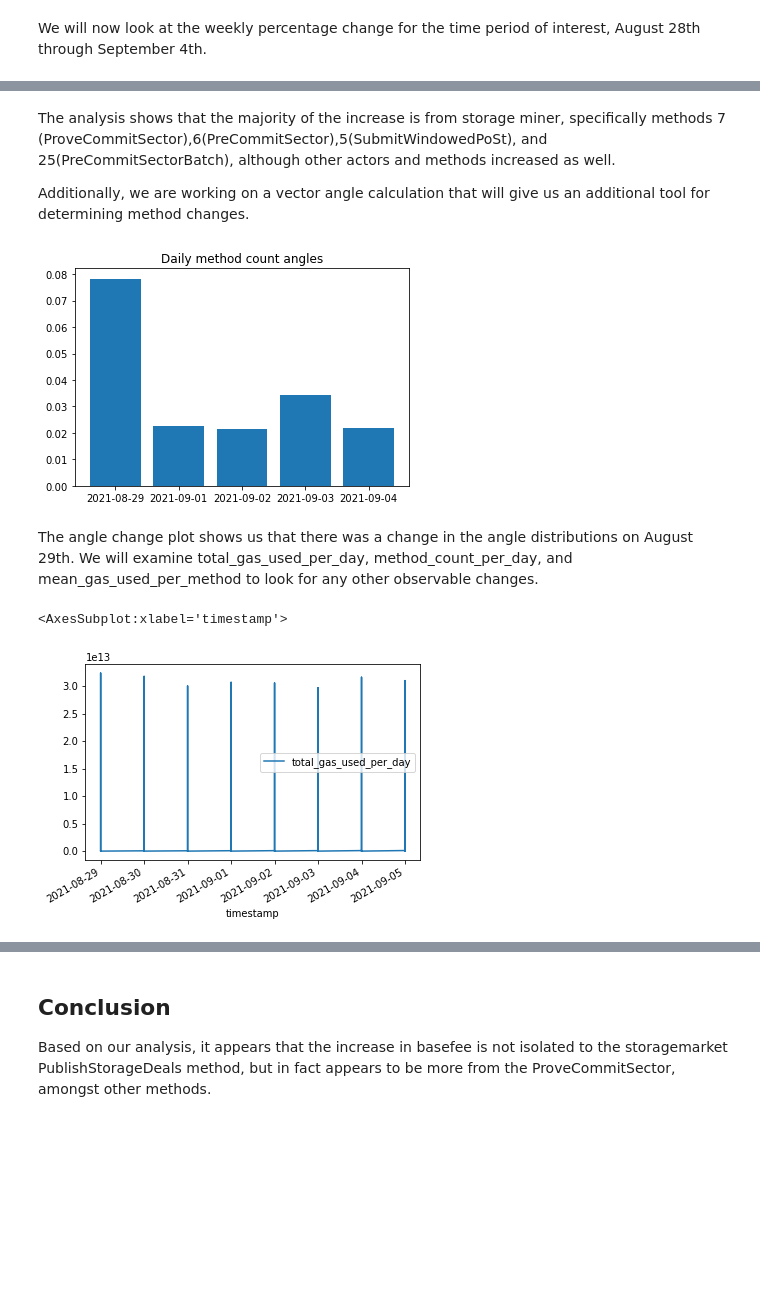
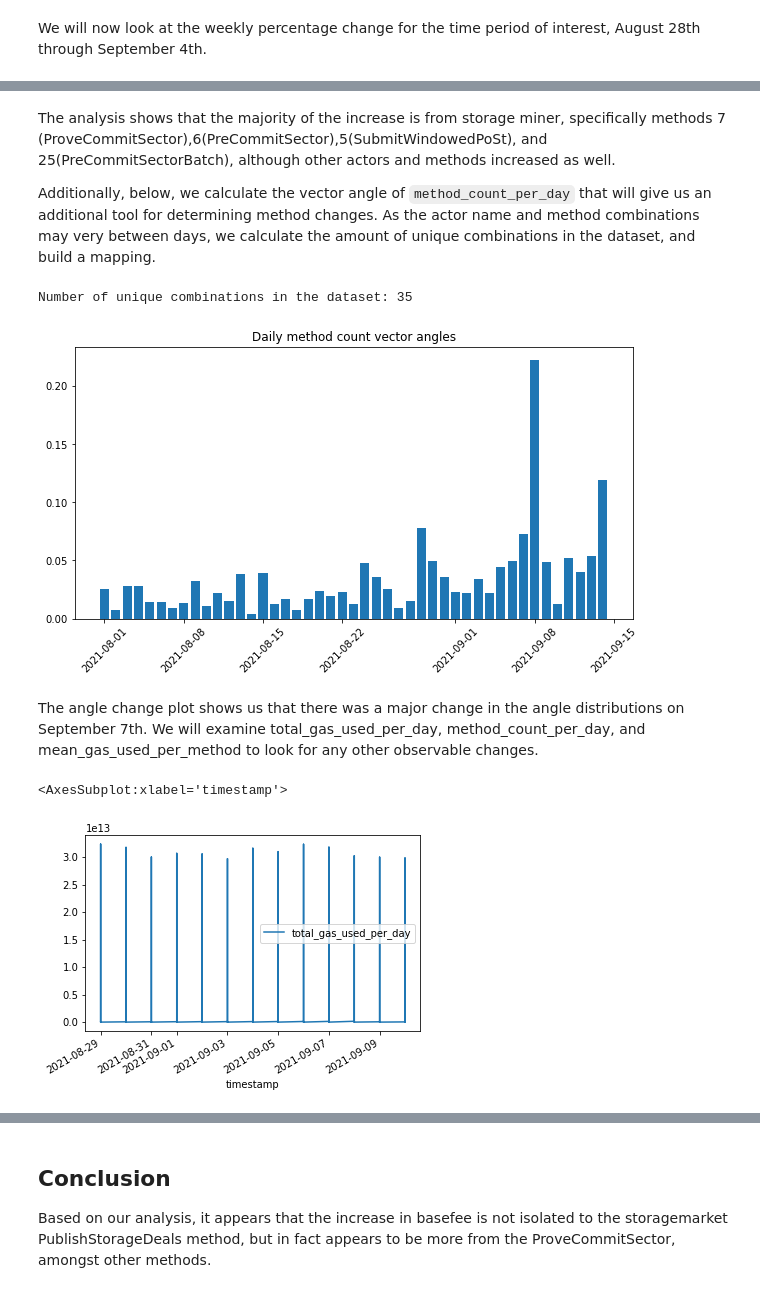
Before and after one commit to BlockScience/filecoin-metrics, a Jupyter notebook: static/EDA/basefee_changes_v2.ipynb, the cells around one changed output, grey strips where cells are left out. Saved outputs shown, nothing was run; the diff lists cells and outputs as text; code cells hidden in the pictures; blank space fills up the shorter version.

Commit message:
angle updates

```diff
--- a/static/EDA/basefee_changes_v2.ipynb
+++ b/static/EDA/basefee_changes_v2.ipynb
@@ -193,13 +194,28 @@ def angle_between(v1, v2):
 #Calculate cosine angle change between each day.
 def day_subset_vector(df,date1,date2,vector):
     '''
+    Assumes actor+method and timestamp exist
     '''
+
+    combinations = pd.DataFrame(df['actor+method'].unique())
+    combinations['actor+method'] = combinations[0]
+    del combinations[0]
+
     mask1 = df['timestamp'] == date1
     mask2 = df['timestamp'] == date2
     df1 = df.loc[mask1]
     df2 = df.loc[mask2]
-    v1 = df1[vector].values
-    v2 = df2[vector].values
+
+    combined1 = df1.merge(combinations,on='actor+method',how='right')
+    combined1.fillna(0,inplace=True)
+    combined1.sort_values(by='actor+method')
+
+    combined2 = df2.merge(combinations,on='actor+method',how='right')
+    combined2.fillna(0,inplace=True)
+    combined2.sort_values(by='actor+method')
+
+    v1 = combined1[vector].values
+    v2 = combined2[vector].values
     angle = angle_between(v1,v2)
     return angle
 
@@ -351,4 +367,4 @@ seventy_five_change_derived_gas_outputs_message_level_count.sort_values(by='Week
 # %% [markdown]
 The analysis shows that the majority of the increase is from storage miner, specifically methods 7 (ProveCommitSector),6(PreCommitSector),5(SubmitWindowedPoSt), and 25(PreCommitSectorBatch), although other actors and methods increased as well.
 
-Additionally, we are working on a vector angle calculation that will give us an additional tool for determining method changes.
+Additionally, below, we calculate the vector angle of `method_count_per_day` that will give us an additional tool for determining method changes. As the actor name and method combinations may very between days, we calculate the amount of unique combinations in the dataset, and build a mapping.
@@ -373,19 +371,39 @@ angle.append(day_subset_vector(seventy_five_derived_gas_outputs_message_level_co
+# %%
+print('Number of unique combinations in the dataset: {}'.format(len(derived_gas_outputs_message_level_count['actor+method'].unique().tolist())))
+# %% [output]
+Number of unique combinations in the dataset: 35
+# %%
+# we will iterate through all timestamps and calculate the vector angles
+timestamps = derived_gas_outputs_message_level_count.timestamp.unique()
+angle = []
+
+check = 45
+for i in range(0,len(timestamps)):
+    if i == 45:
+        pass
+    else:
+
+        angle.append(day_subset_vector(derived_gas_outputs_message_level_count,
+                      timestamps[i],
+                      timestamps[i+1],'method_count_per_day'))
 # %%
-plt.bar(first, angle, width=0.8)
-plt.title('Daily method count angles')
-plt.show()
+fig = plt.figure(figsize=(10,5))
+plt.bar(timestamps[:-1], angle, width=0.8)
+plt.xticks(rotation = 45) # Rotates X-Axis Ticks by 45-degrees
+plt.title('Daily method count vector angles')
+fig.show()
 # %% [output]
-[figure, old version]
+[figure, new version]
 # %% [markdown]
-The angle change plot shows us that there was a change in the angle distributions on August 29th. We will examine total_gas_used_per_day, method_count_per_day, and mean_gas_used_per_method to look for any other observable changes.
+The angle change plot shows us that there was a major change in the angle distributions on September 7th. We will examine total_gas_used_per_day, method_count_per_day, and mean_gas_used_per_method to look for any other observable changes.
 # %%
-mask = (derived_gas_outputs_message_level_count['timestamp'] > '2021-08-28 00:00:00+00:00') & (derived_gas_outputs_message_level_count['timestamp'] <= '2021-09-05 00:00:00+00:00')
+mask = (derived_gas_outputs_message_level_count['timestamp'] > '2021-08-28 00:00:00+00:00') & (derived_gas_outputs_message_level_count['timestamp'] <= '2021-09-10 00:00:00+00:00')
 plot = derived_gas_outputs_message_level_count.loc[mask]
 
 plot.plot(x='timestamp',y='total_gas_used_per_day')
 # %% [output]
 <AxesSubplot:xlabel='timestamp'>
-[figure, old version]
+[figure, new version]
 # %%
 plot.plot(x='timestamp',y='method_count_per_day')
 # %% [output]
```
Also changed, not shown: parts of 5 cells of this notebook.
